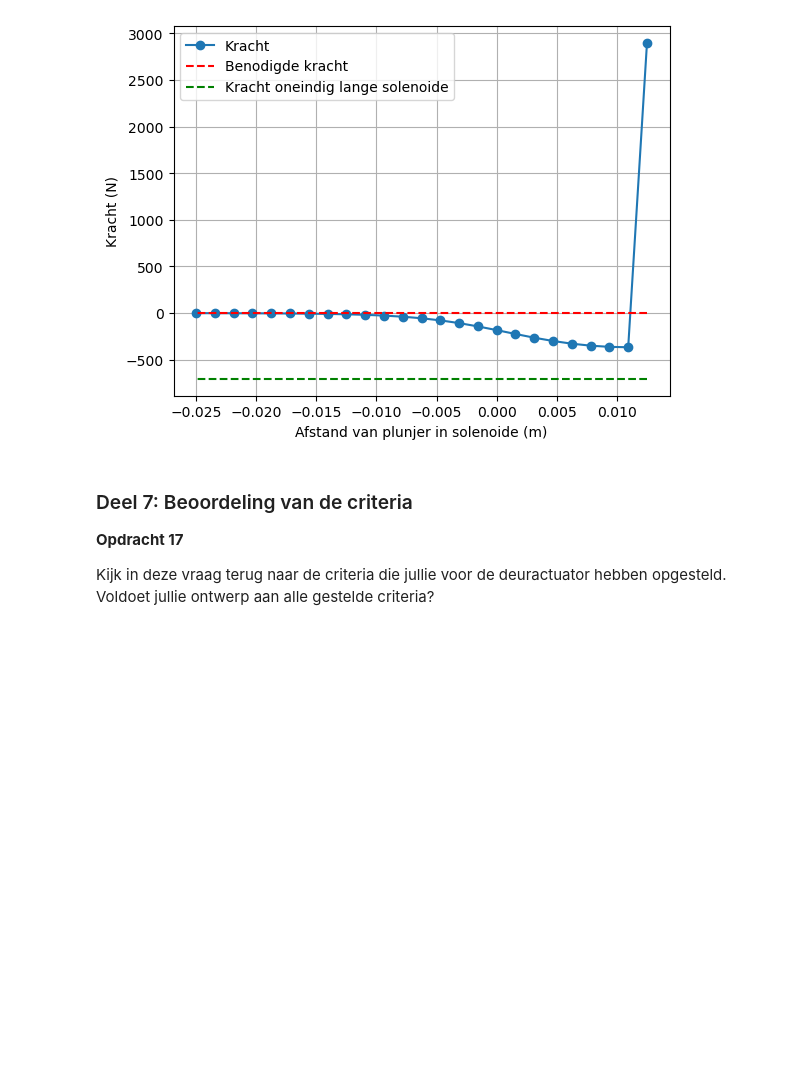
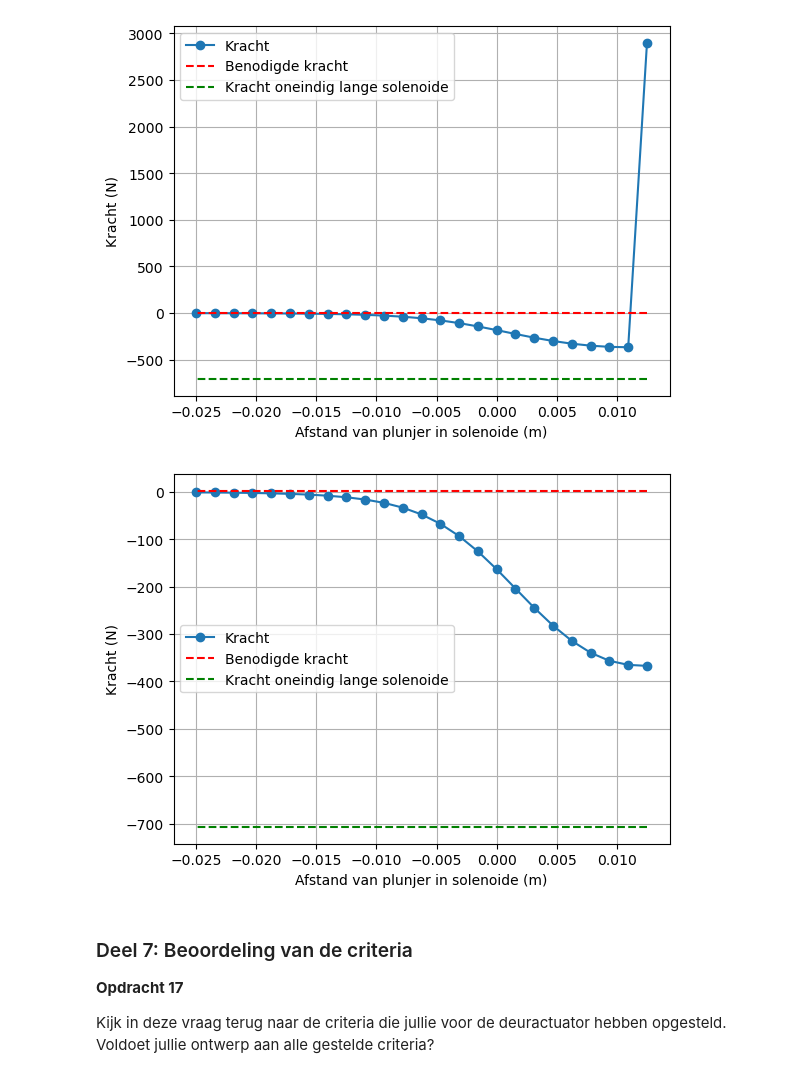
Before and after one commit to emmajuledrent/opdrachten-DEF-D, a Jupyter notebook: DigitaleOntwerpopdrachten/2KrachtactuatorOpdracht/KrachtactuatorOpdracht.ipynb, the cells around one changed output. Drawn from its saved outputs; the diff is of its cells as text; code cells hidden in the pictures; blank space fills up the shorter version.

Commit message:
Deel 6 toevoeging: nieuwe manier om F te berekenen waardoor plot klopt (?!?)

```diff
--- a/DigitaleOntwerpopdrachten/2KrachtactuatorOpdracht/KrachtactuatorOpdracht.ipynb
+++ b/DigitaleOntwerpopdrachten/2KrachtactuatorOpdracht/KrachtactuatorOpdracht.ipynb
@@ -703,6 +703,29 @@ plt.xlabel('Afstand van plunjer in solenoide (m)'), plt.ylabel('Kracht (N)'), pl
 plt.show()
 # %% [output]
 [figure]
+# %%
+# Numerieke kracht: gebruik gradient i.p.v. diff
+force_numerical = np.gradient(Wz, z_ax)
+
+# Analytische kracht: correcte haakjes
+force_analytical = -(mu_0 * mu_r * np.pi * r_sol**2 * aantal_omwentelingen**2 * I**2) / (2 * L_sol**2)
+
+# Flip zoals jij wilt (positie gespiegeld, kracht omgedraaid)
+z_plot = L_sol/2 - z_ax
+force_plot = np.flipud(force_numerical)
+
+# Plotten
+plt.plot(z_plot, force_plot, '-o', label='Kracht')
+plt.plot(z_plot, 2*np.ones_like(z_ax), '--r', label='Benodigde kracht')
+plt.plot(z_plot, force_analytical*np.ones_like(z_ax), '--g', label='Kracht oneindig lange solenoide')
+
+plt.xlabel('Afstand van plunjer in solenoide (m)')
+plt.ylabel('Kracht (N)')
+plt.grid()
+plt.legend()
+plt.show()
+# %% [output]
+[figure, added]
 # %% [markdown]
 ### Deel 7: Beoordeling van de criteria
 **Opdracht 17**
```
